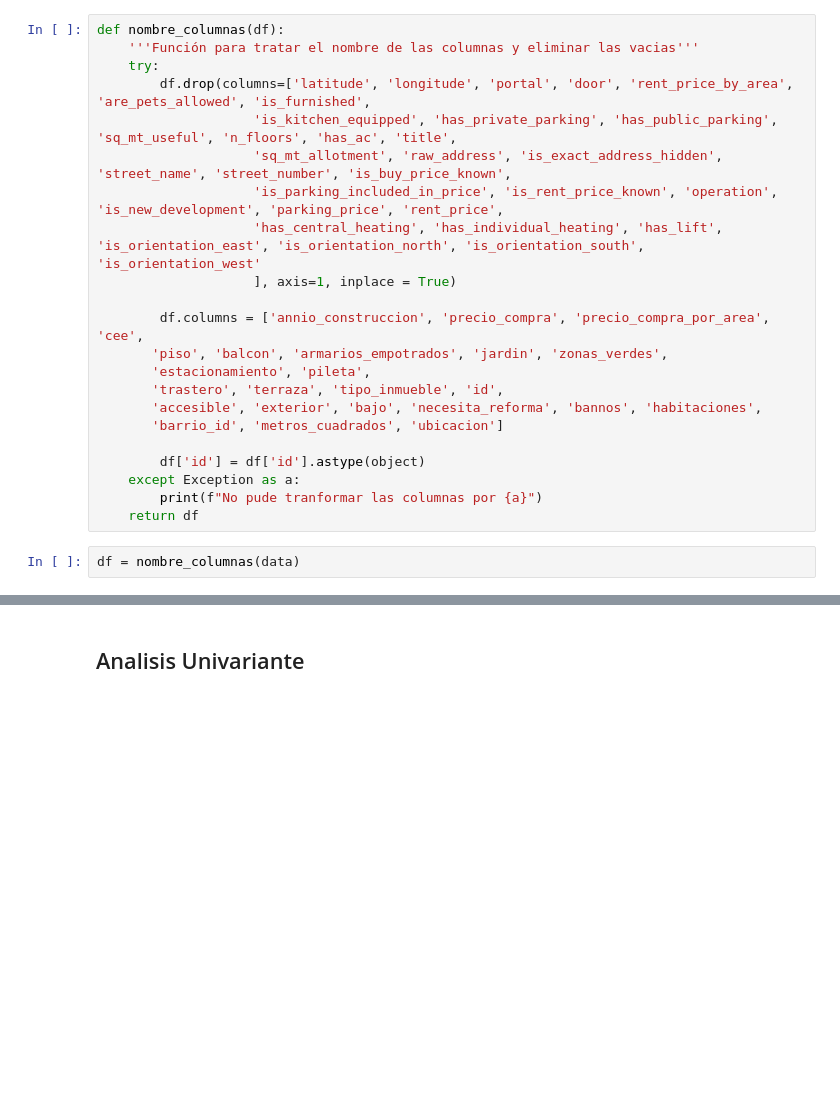
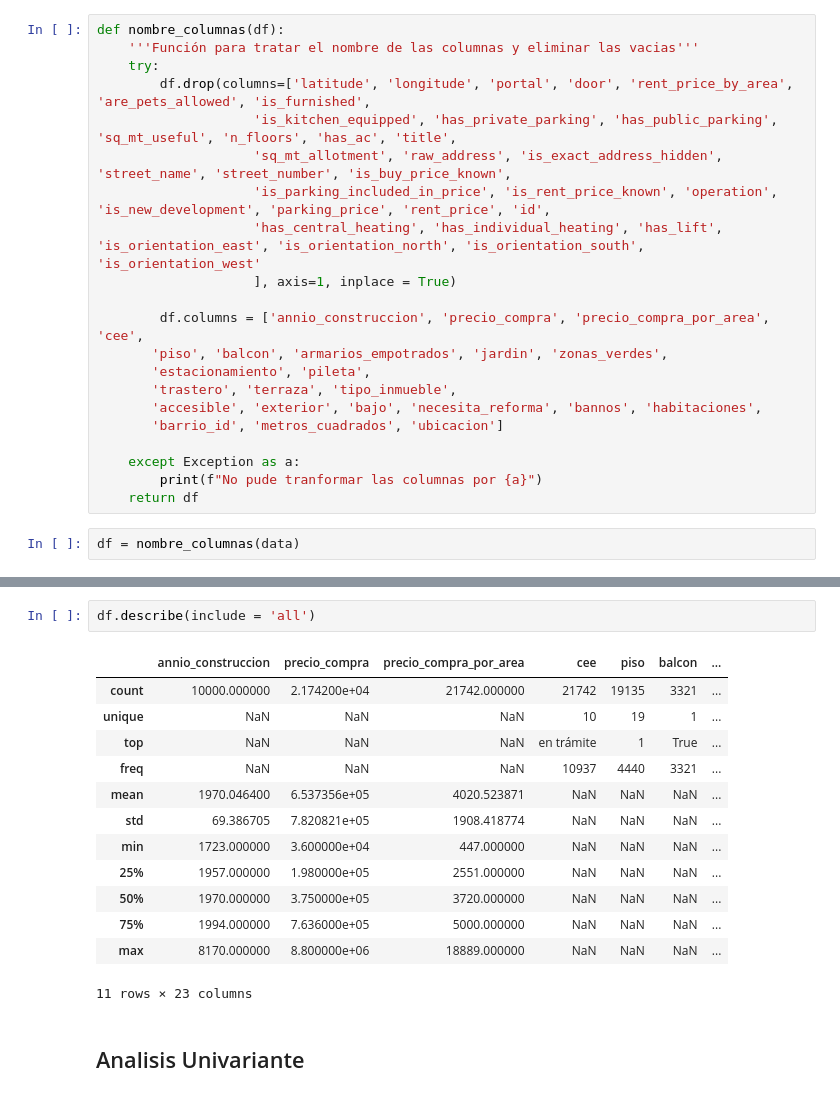
Before and after one commit to mariaortizz/DS_PT_09_2023, a Jupyter notebook: EDA/Madrid_real_state/limpieza_data_frame.ipynb, the cells around one changed output, grey strips where cells are left out. Saved outputs shown, nothing was run; the diff lists cells and outputs as text; blank space fills up the shorter version.

```diff
--- a/EDA/Madrid_real_state/limpieza_data_frame.ipynb
+++ b/EDA/Madrid_real_state/limpieza_data_frame.ipynb
@@ -43,18 +38,17 @@ def nombre_columnas(df):
         df.drop(columns=['latitude', 'longitude', 'portal', 'door', 'rent_price_by_area', 'are_pets_allowed', 'is_furnished',
                     'is_kitchen_equipped', 'has_private_parking', 'has_public_parking', 'sq_mt_useful', 'n_floors', 'has_ac', 'title',
                     'sq_mt_allotment', 'raw_address', 'is_exact_address_hidden', 'street_name', 'street_number', 'is_buy_price_known',
-                    'is_parking_included_in_price', 'is_rent_price_known', 'operation', 'is_new_development', 'parking_price', 'rent_price',
+                    'is_parking_included_in_price', 'is_rent_price_known', 'operation', 'is_new_development', 'parking_price', 'rent_price', 'id',
                     'has_central_heating', 'has_individual_heating', 'has_lift', 'is_orientation_east', 'is_orientation_north', 'is_orientation_south', 'is_orientation_west'
                     ], axis=1, inplace = True)
 
         df.columns = ['annio_construccion', 'precio_compra', 'precio_compra_por_area', 'cee',
        'piso', 'balcon', 'armarios_empotrados', 'jardin', 'zonas_verdes',
        'estacionamiento', 'pileta',
-       'trastero', 'terraza', 'tipo_inmueble', 'id',
+       'trastero', 'terraza', 'tipo_inmueble',
        'accesible', 'exterior', 'bajo', 'necesita_reforma', 'bannos', 'habitaciones',
        'barrio_id', 'metros_cuadrados', 'ubicacion']
 
-        df['id'] = df['id'].astype(object)
     except Exception as a:
         print(f"No pude tranformar las columnas por {a}")
     return df
@@ -83,3 +77,19 @@ memory usage: 3.9+ MB
+# %%
+df.describe(include = 'all')
+# %% [output]
+|  | annio_construccion | precio_compra | precio_compra_por_area | cee | piso | balcon | ... |
+| count | 10000.000000 | 2.174200e+04 | 21742.000000 | 21742 | 19135 | 3321 | ... |
+| unique | NaN | NaN | NaN | 10 | 19 | 1 | ... |
+| top | NaN | NaN | NaN | en trámite | 1 | True | ... |
+| freq | NaN | NaN | NaN | 10937 | 4440 | 3321 | ... |
+| mean | 1970.046400 | 6.537356e+05 | 4020.523871 | NaN | NaN | NaN | ... |
+| std | 69.386705 | 7.820821e+05 | 1908.418774 | NaN | NaN | NaN | ... |
+| min | 1723.000000 | 3.600000e+04 | 447.000000 | NaN | NaN | NaN | ... |
+| 25% | 1957.000000 | 1.980000e+05 | 2551.000000 | NaN | NaN | NaN | ... |
+| 50% | 1970.000000 | 3.750000e+05 | 3720.000000 | NaN | NaN | NaN | ... |
+| 75% | 1994.000000 | 7.636000e+05 | 5000.000000 | NaN | NaN | NaN | ... |
+| max | 8170.000000 | 8.800000e+06 | 18889.000000 | NaN | NaN | NaN | ... |
+11 rows × 23 columns
 # %% [markdown]
 ## Analisis Univariante
 # %% [markdown]
```
Also changed, not shown: parts of 2 cells of this notebook, 1 other file.
